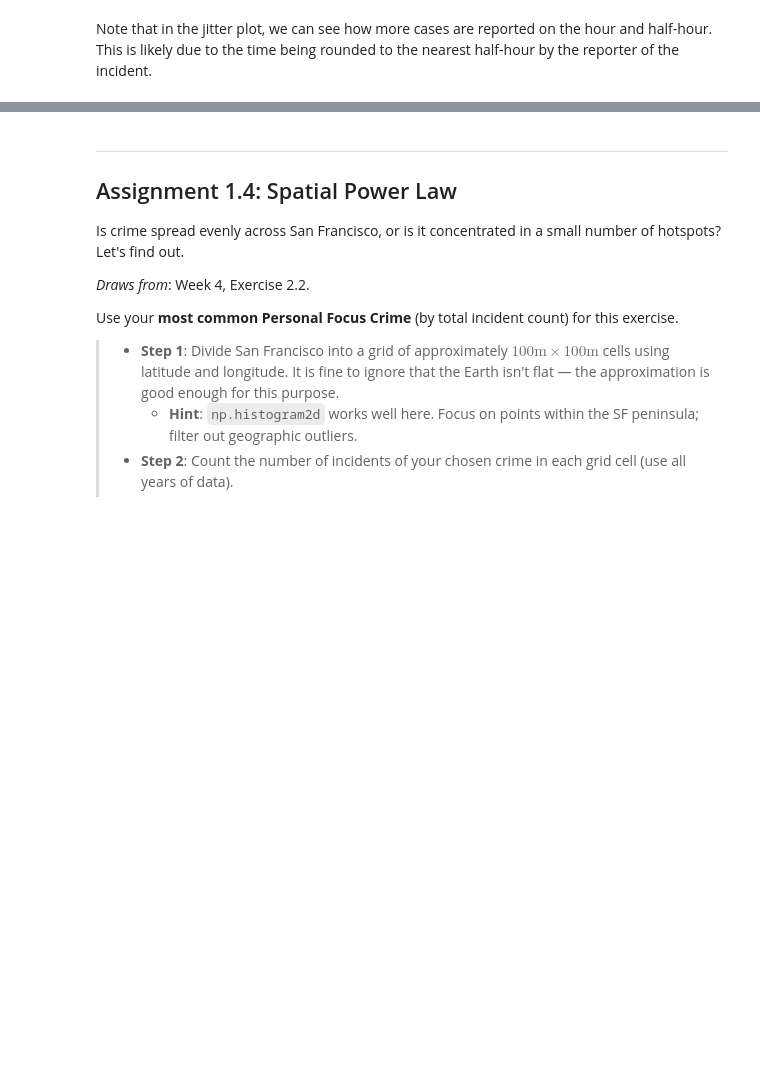
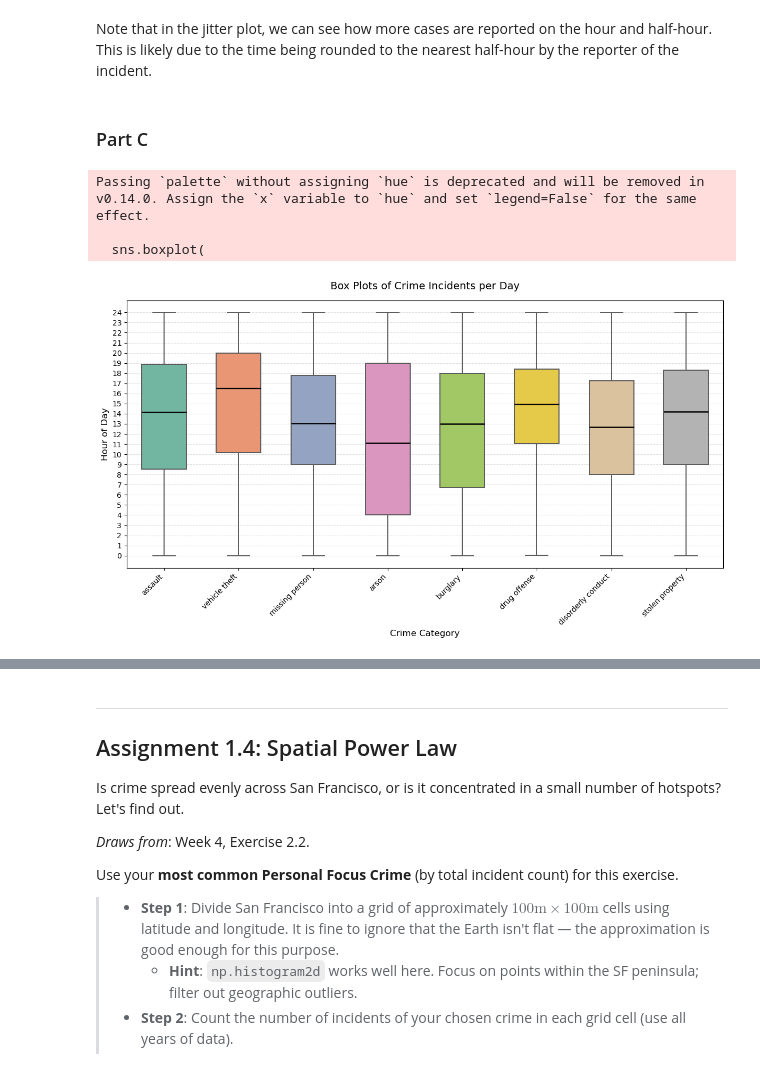
Before and after one commit to Yasmine-bou/Data_analysis, a Jupyter notebook: Assignment1.ipynb, the cells around one changed output, grey strips where cells are left out. Saved outputs shown, nothing was run; the diff lists cells and outputs as text; code cells hidden in the pictures; blank space fills up the shorter version.

Commit message:
Completed 1.3 part C with a boxplot

```diff
--- a/Assignment1.ipynb
+++ b/Assignment1.ipynb
@@ -258,2 +254,38 @@ See the caveats in the documentation: https://pandas.pydata.org/pandas-docs/stab
 # %% [markdown]
 Note that in the jitter plot, we can see how more cases are reported on the hour and half-hour. This is likely due to the time being rounded to the nearest half-hour by the reporter of the incident.
+# %% [markdown]
+### Part C
+# %%
+df_focus['Hour'] = (
+    df_focus['Incident Datetime'].dt.hour +
+    df_focus['Incident Datetime'].dt.minute / 60 +
+    df_focus['Incident Datetime'].dt.second / 3600
+)
+
+plt.figure(figsize=(12, 7))
+
+sns.boxplot(
+    data=df_focus,
+    x='Incident Category',
+    y='Hour',
+    palette='Set2',
+    width=0.6,
+    linewidth=1.4,
+    showfliers=False,
+    whis=1.5,
+    medianprops=dict(color='black', linewidth=1.8),
+)
+
+plt.title("Box Plots of Crime Incidents per Day", fontsize=14, pad=15)
+plt.xlabel("Crime Category", fontsize=12)
+plt.ylabel("Hour of Day", fontsize=12)
+plt.xticks(rotation=45, ha='right', fontsize=10)
+plt.yticks(range(0, 25))
+plt.grid(axis='y', linestyle='--', alpha=0.4)
+plt.tight_layout()
+plt.show()
+# %% [output]
+Passing `palette` without assigning `hue` is deprecated and will be removed in v0.14.0. Assign the `x` variable to `hue` and set `legend=False` for the same effect.
+
+  sns.boxplot(
+[figure, added]
```
Also changed, not shown: parts of 2 cells of this notebook.
